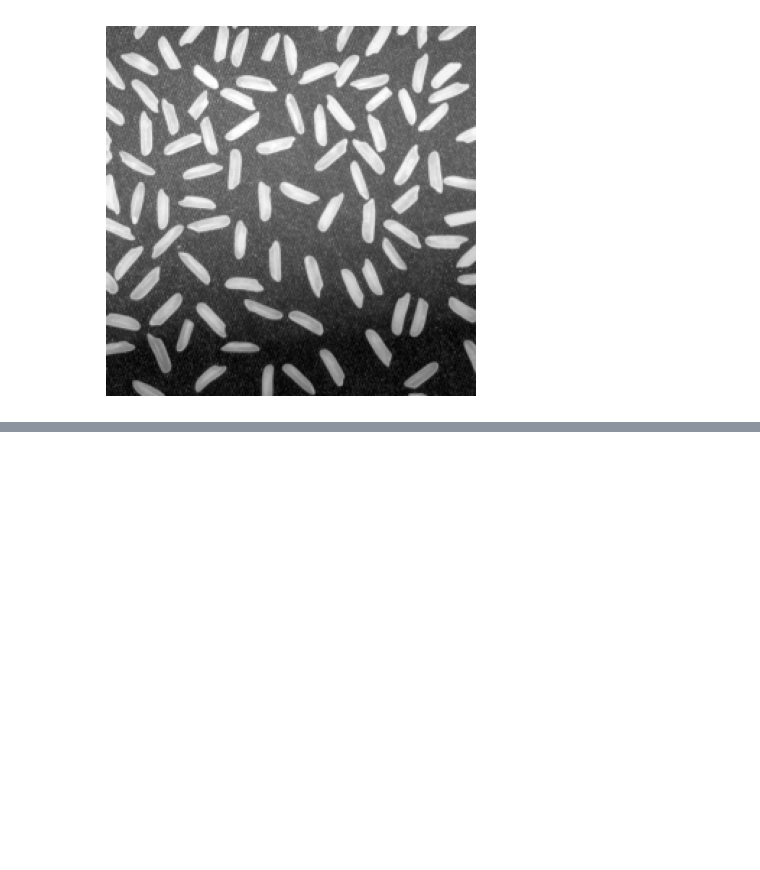
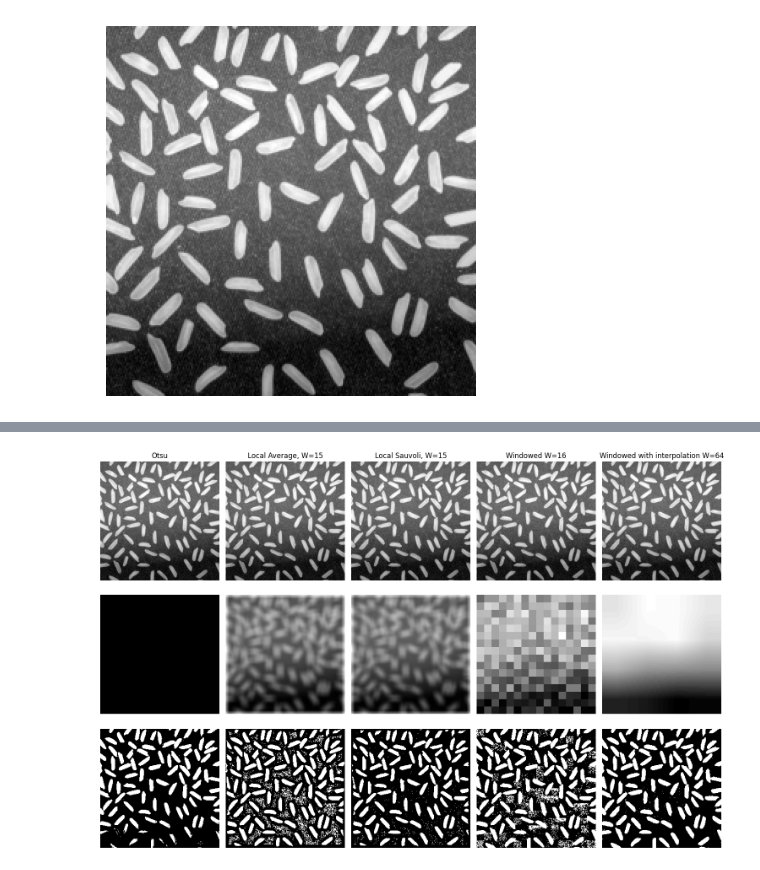
Before and after one commit to lkwinta/Digital-Image-Processing, a Jupyter notebook: lab04/04_thresholding_hw.ipynb, the cells around one changed output, grey strips where cells are left out. Saved outputs shown, nothing was run; the diff lists cells and outputs as text; code cells hidden in the pictures; blank space fills up the shorter version.

```diff
--- a/lab04/04_thresholding_hw.ipynb
+++ b/lab04/04_thresholding_hw.ipynb
@@ -194,0 +220,7 @@ plt.show()
+# %%
+def otsu(img):
+    threshold, _ = cv2.threshold(img, 127, 256, cv2.THRESH_OTSU)
+    thresholds = np.ones_like(img, dtype=np.uint8)
+
+    thresholds *= int(threshold)
+    return thresholds
@@ -194,0 +253,37 @@ plt.show()
+# %%
+def compare_binarizations(img, savouli_k=0.15, W_windowed=(16, 64)):
+    titles = [
+        "Otsu",
+        "Local Average, W=15",
+        "Local Sauvoli, W=15",
+        f"Windowed W={W_windowed[0]}",
+        f"Windowed with interpolation W={W_windowed[1]}"
+    ]
+
+    thresholds = [
+        otsu(img),
+        local_binarization(img),
+        local_binarization_sauvol_pietikainen(img, k=savouli_k),
+        window_binarization(img, W=W_windowed[0]),
+        binarization_with_interpolation(img, W=W_windowed[1])
+    ]
+
+    fig, axs = plt.subplots(3, 5, figsize=(15, 10))
+    for i in range(5):
+        axs[0, i].set_title(titles[i])
+
+        axs[0, i].imshow(img, 'grey')
+        axs[0, i].axis('off')
+
+        axs[1, i].imshow(thresholds[i], 'grey')
+        axs[1, i].axis('off')
+
+        axs[2, i].imshow((img > thresholds[i]).astype(np.uint8), 'grey')
+        axs[2, i].axis('off')
+
+    fig.tight_layout()
+    plt.show()
+# %%
+compare_binarizations(rice_img, savouli_k=-0.15)
+# %% [output]
+[figure, added]
```
Also changed, not shown: parts of 14 cells of this notebook.
